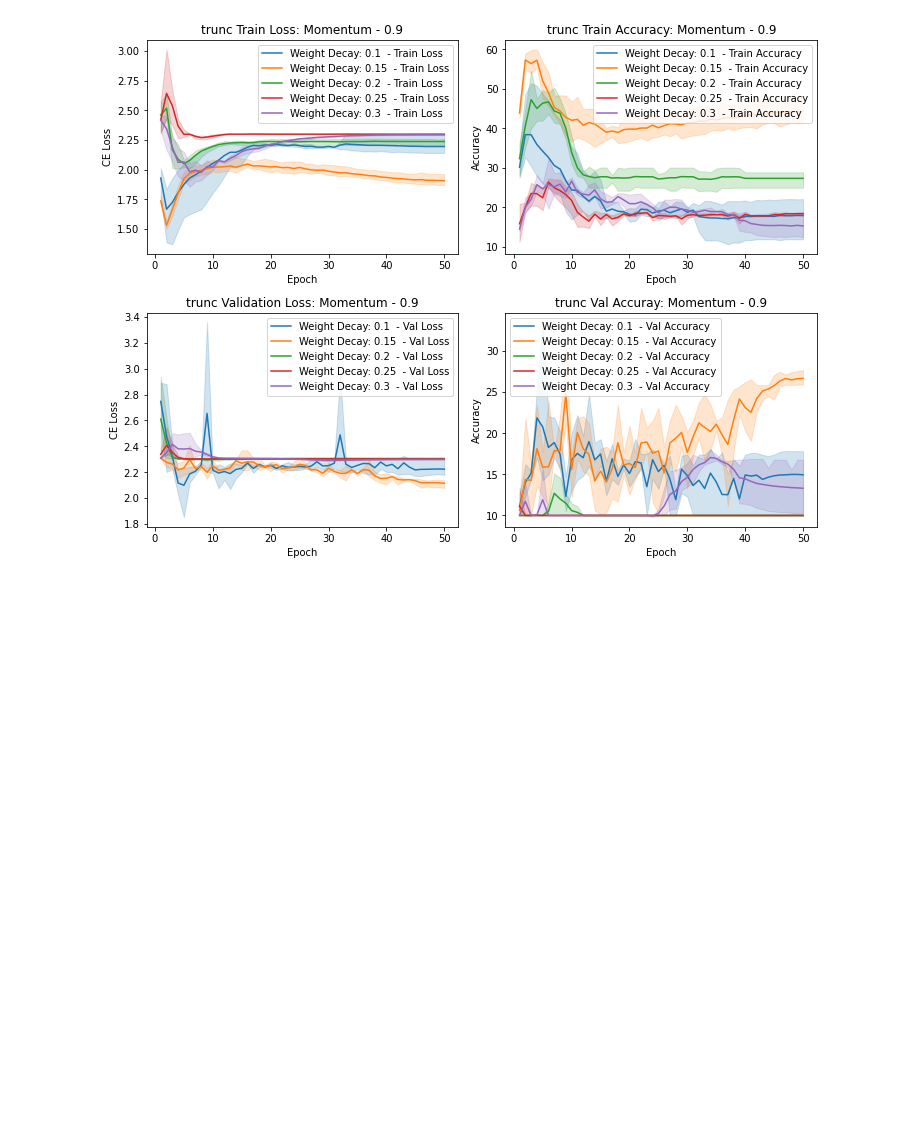
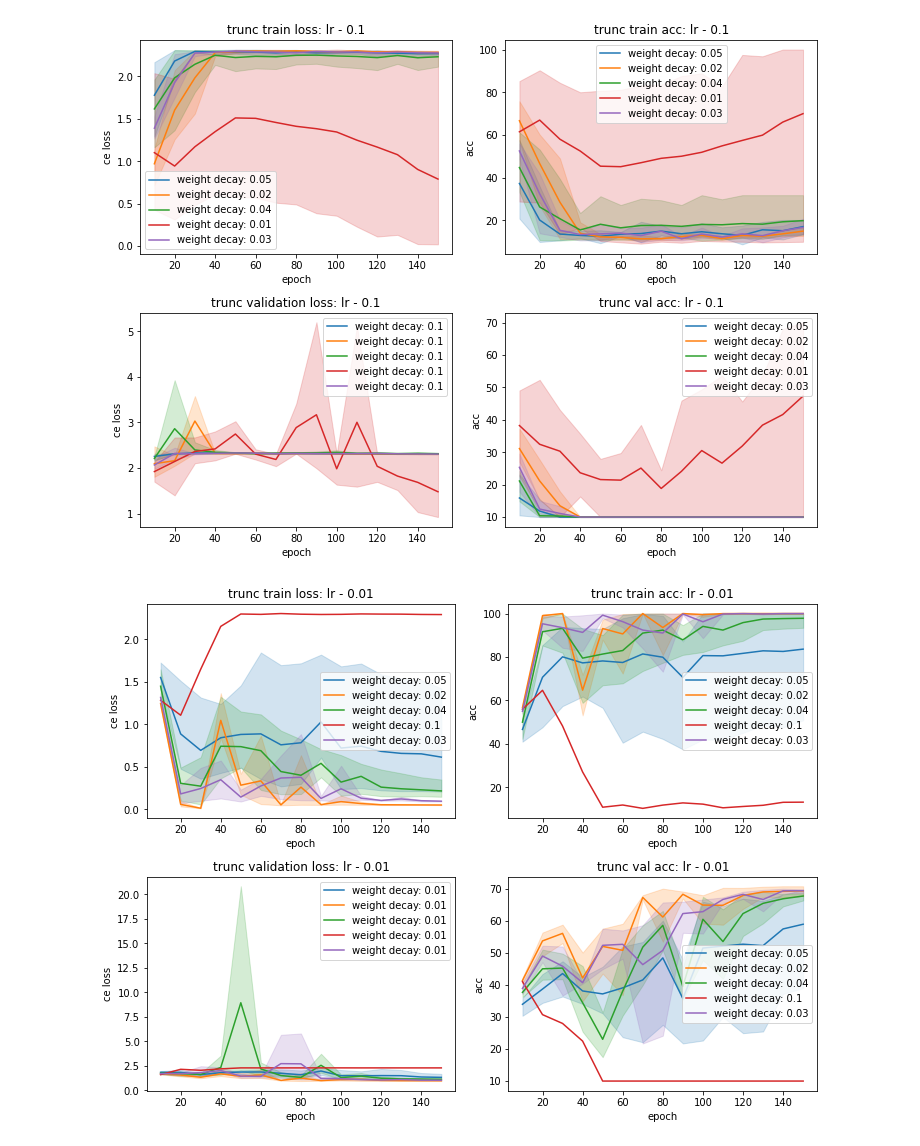
Before and after one commit to pstefanou12/Truncated-Deep-Neural-Networks, a Jupyter notebook: Read Experiments.ipynb, the cells around one changed output. Drawn from its saved outputs; the diff is of its cells as text; code cells hidden in the pictures; blank space fills up the shorter version.

```diff
--- a/Read Experiments.ipynb
+++ b/Read Experiments.ipynb
@@ -11,10 +11,12 @@ from delphi.utils.datasets import CIFAR
 # set environment variable so that stores can create output files
 os.environ['HDF5_USE_FILE_LOCKING'] = 'FALSE'
 ROOT = '/home/gridsan/stefanou/'
-EXP = 'cosine_lr_noised_mom_7_5_50_epochs'
+EXP = 'identity'
 # constants
 BASE_CLASSIFIER = '/base_classifier/'
 LOGIT_BALL_CLASSIFIER = '/logit_ball/'
+DIFF_TRUNC_SET = '/diff_trunc_set/'
+
 STANDARD_CLASSIFIER = '/standard_classifier/'
 # %%
 def plot(logs, metadata, class_):
@@ -98,0 +105,33 @@ standard_reader.close()
+# %%
+def plot_weight_decay(metadata, logs_, class_):
+    for j, lr in enumerate(metadata.lr.unique()):
+
+        meta_logs = metadata[metadata.lr == lr]
+        fig, ax = plt.subplots(2, 2, figsize=(10, 7.5), constrained_layout=True)
+        for i, wd in enumerate(metadata.weight_decay.unique()):
+
+            logs = logs_[logs_.exp_id.isin(meta_logs[meta_logs.weight_decay == wd].exp_id)]
+
+            sns.lineplot(data=logs, x='epoch', y='train_loss', label='weight decay: {}'.format(wd), ax=ax[0, 0])
+            sns.lineplot(data=logs, x='epoch', y='val_loss', label='weight decay: {}'.format(lr), ax=ax[1, 0])
+
+
+            sns.lineplot(data=logs, x='epoch', y='train_prec1', label='weight decay: {}'.format(wd), ax=ax[0, 1])
+            sns.lineplot(data=logs, x='epoch', y='val_prec1', label='weight decay: {}'.format(wd), ax=ax[1, 1])
+        ax[0, 0].set_title('{} train loss: lr - {}'.format(class_, lr))
+        ax[0, 0].set_xlabel('epoch')
+        ax[0, 0].set_ylabel('ce loss')
+        ax[1, 0].set_title('{} validation loss: lr - {}'.format(class_, lr))
+        ax[1, 0].set_xlabel('epoch')
+        ax[1, 0].set_ylabel('ce loss')
+        ax[0, 0].legend()
+        ax[1, 0].legend()
+        ax[0, 1].set_title('{} train acc: lr - {}'.format(class_, lr))
+        ax[0, 1].set_xlabel('epoch')
+        ax[0, 1].set_ylabel('acc')
+        ax[1, 1].set_title('{} val acc: lr - {}'.format(class_, lr))
+        ax[1, 1].set_xlabel('epoch')
+        ax[1, 1].set_ylabel('acc')
+        ax[0, 1].legend()
+        ax[1, 1].legend()
+        plt.show()
@@ -99,2 +241,2 @@ standard_reader.close()
 # %%
-N = 5
+N = 10
@@ -185,5 +248,6 @@ plot_momentum(base_metadata, base_logs, 'base')
 # %%
-plot_momentum(trunc_metadata, trunc_logs, 'trunc')
+plot_weight_decay(trunc_metadata, trunc_logs[trunc_logs['epoch'] % N == 0], 'trunc')
 # %% [output]
-[figure, old version]
+[figure, new version]
+[figure, added]
 # %%
```
Also changed, not shown: parts of 30 cells of this notebook, 9 other files.
